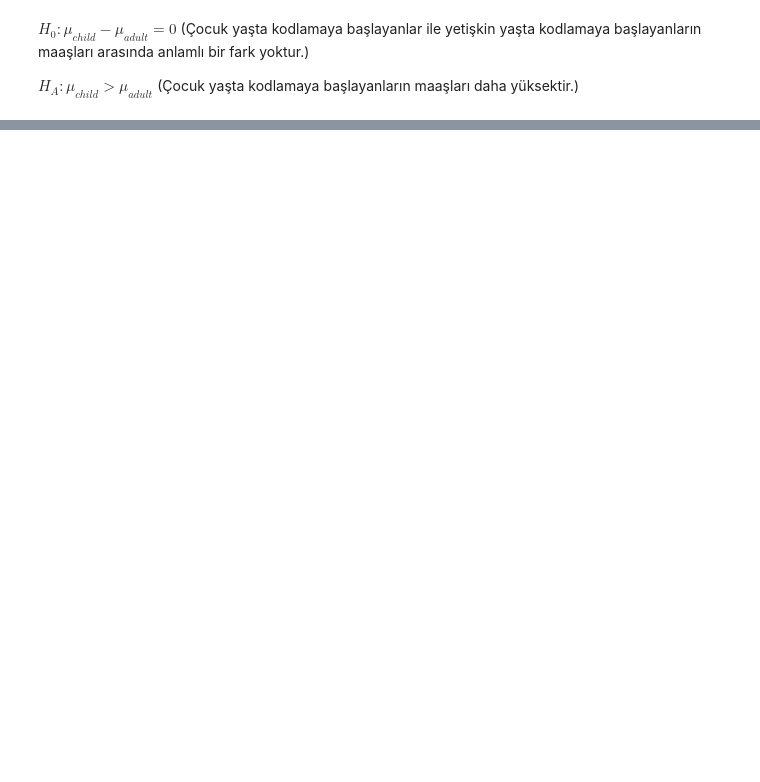
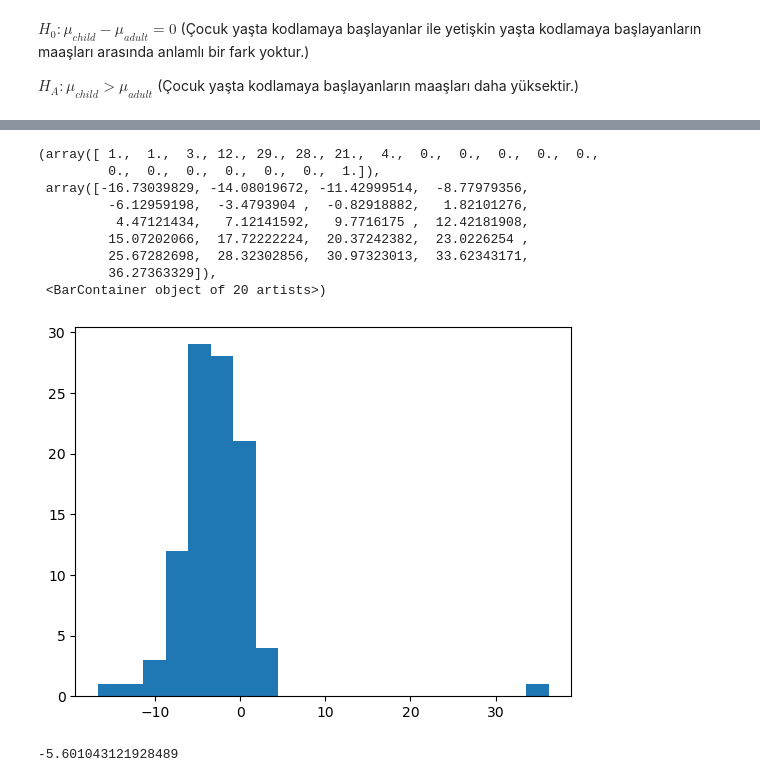
Before and after one commit to Muhammetcansimsek/data_mining, a Jupyter notebook: 11-Hafta-Alistirma.ipynb, the cells around one changed output, grey strips where cells are left out. Drawn from its saved outputs; the diff is of its cells as text; code cells hidden in the pictures; blank space fills up the shorter version.

```diff
--- a/11-Hafta-Alistirma.ipynb
+++ b/11-Hafta-Alistirma.ipynb
@@ -195,0 +158,5 @@ plt.show()
+# %%
+import pandas as pd
+
+df_election = pd.read_feather("resources/repub_votes_potus_08_12.feather")
+df_election.head()
@@ -195,0 +170,5 @@ plt.show()
+# %%
+sample_data = df_election.copy()
+sample_data['diff'] = sample_data['repub_percent_08'] - \
+sample_data['repub_percent_12']
+sample_data.head()
@@ -195,0 +182,25 @@ plt.show()
+# %%
+plt.hist(sample_data['diff'], bins=20)
+# %% [output]
+(array([ 1.,  1.,  3., 12., 29., 28., 21.,  4.,  0.,  0.,  0.,  0.,  0.,
+         0.,  0.,  0.,  0.,  0.,  0.,  1.]),
+ array([-16.73039829, -14.08019672, -11.42999514,  -8.77979356,
+         -6.12959198,  -3.4793904 ,  -0.82918882,   1.82101276,
+          4.47121434,   7.12141592,   9.7716175 ,  12.42181908,
+         15.07202066,  17.72222224,  20.37242382,  23.0226254 ,
+         25.67282698,  28.32302856,  30.97323013,  33.62343171,
+         36.27363329]),
+ <BarContainer object of 20 artists>)
+[figure, added]
+# %%
+x_bar_diff = sample_data['diff'].mean()
+
+n_diff = sample_data.shape[0]
+
+s_diff = sample_data['diff'].std()
+
+t_stat = (x_bar_diff - 0) / np.sqrt(s_diff**2 / n_diff)
+
+t_stat
+# %% [output]
+-5.601043121928489
```
Also changed, not shown: parts of 22 cells of this notebook, 1 other file.
